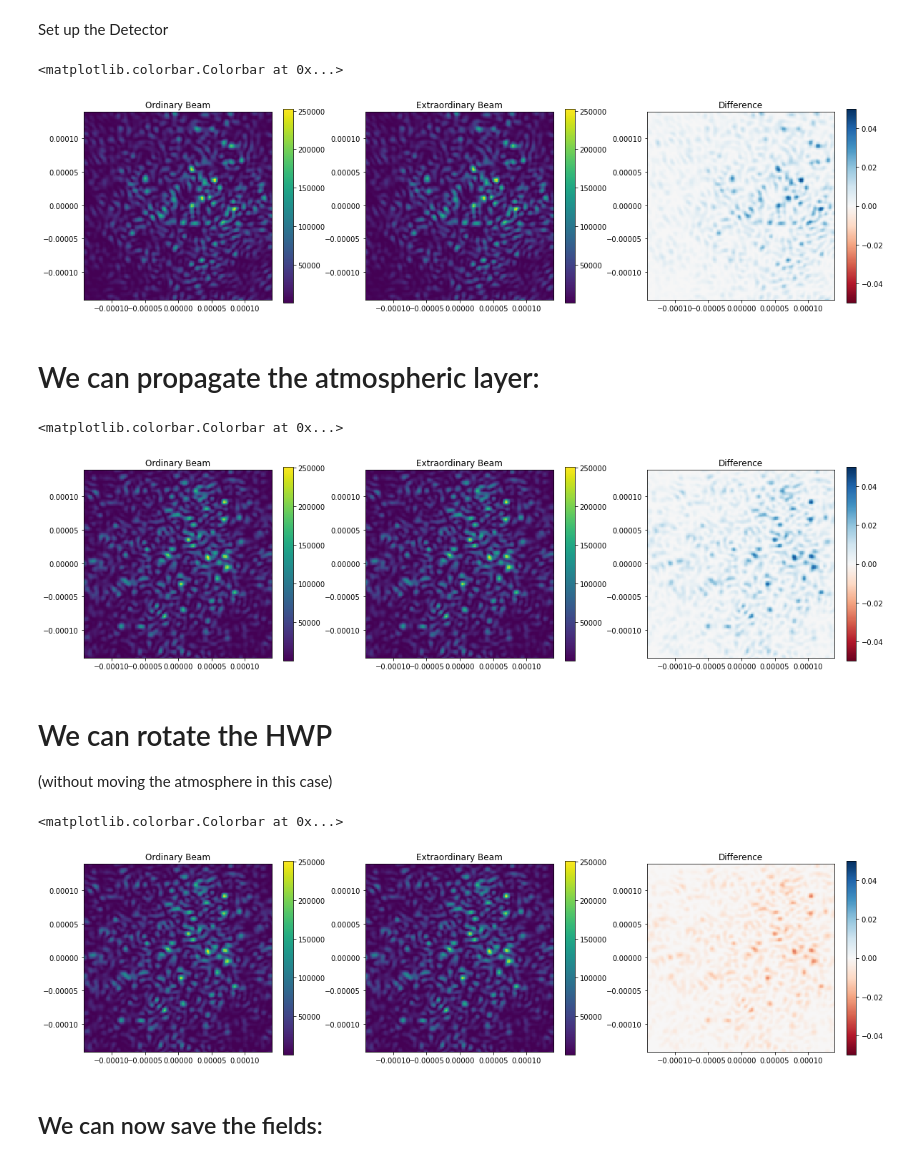
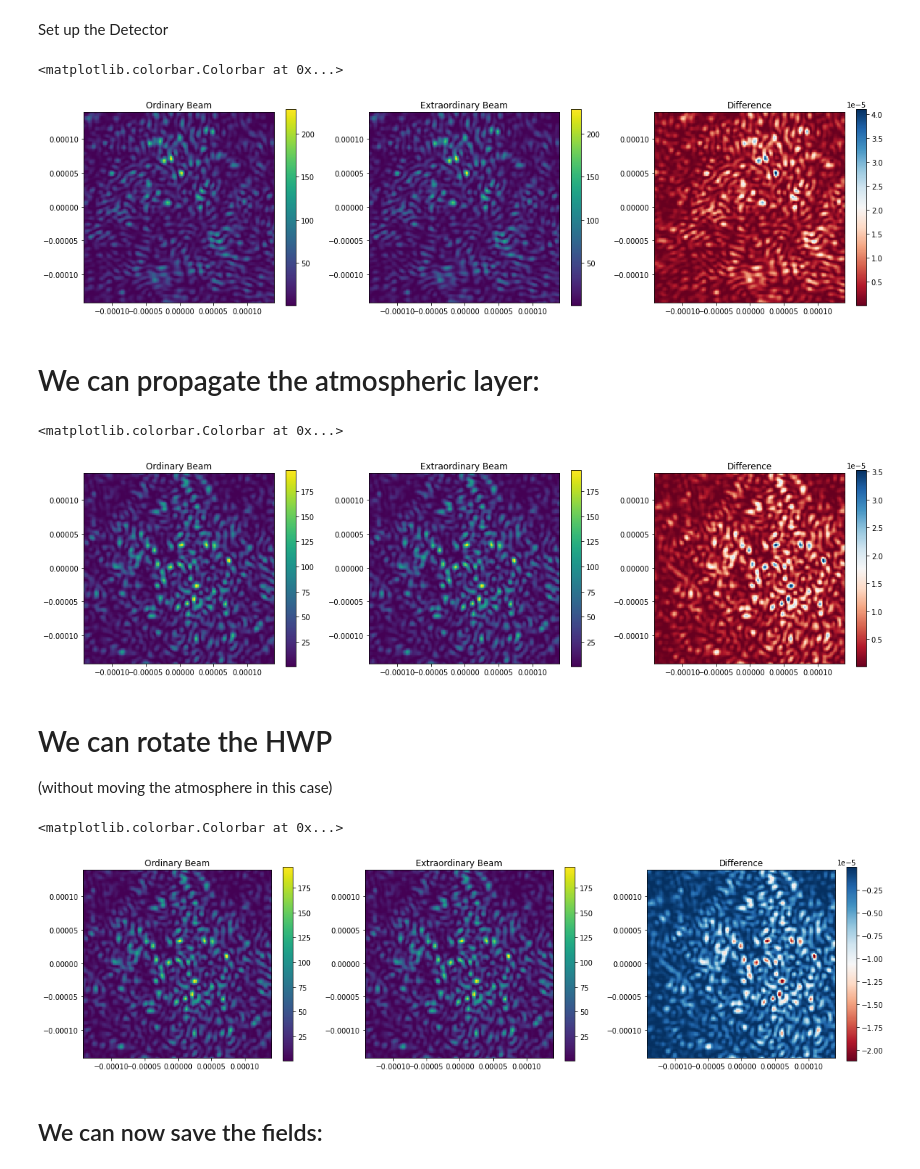
Before and after one commit to maxwellmb/specklepol, a Jupyter notebook: A simple Speckle Polarimeter.ipynb, the cells around one changed output. Saved outputs shown, nothing was run; the diff lists cells and outputs as text; code cells hidden in the pictures.

Commit message:
adding integrate calls

```diff
--- a/A simple Speckle Polarimeter.ipynb
+++ b/A simple Speckle Polarimeter.ipynb
@@ -56,7 +53,7 @@ seeing = 1.75 # Estimating this by eye from here: https://mthamilton.ucolick.org
 outer_scale = 40 # meter - GUESS NEEDS TO BE REFINED
 velocity = 20 # m/s - GUESS NEDS TO BE REFINED
 
-fried_parameter = seeing_to_fried_parameter(np.radians(seeing/3600),500e-9)
+fried_parameter = seeing_to_fried_parameter(seeing,500e-9) #####needed to replace seeing here
 Cn_squared = Cn_squared_from_fried_parameter(fried_parameter, 500e-9)
 tau0 = 0.314 * fried_parameter/velocity
 
@@ -171,12 +178,13 @@ plt.colorbar(im2, ax=axes[2])
 # %% [markdown]
 Set up the Detector
 # %%
-detector_o = NoiselessDetector()
-detector_e = NoiselessDetector()
+detector_o = NoiselessDetector(focal_grid)
+detector_e = NoiselessDetector(focal_grid)
 
-#Get the power at each beam, combining the star and planet
-detector_o.intensity = star_o.power*exposure_time + planet_o.power*exposure_time ##
-detector_e.intensity = star_e.power*exposure_time + planet_e.power*exposure_time
+detector_o.integrate(star_o,exposure_time)
+detector_o.integrate(planet_o,exposure_time)
+detector_e.integrate(star_e,exposure_time)
+detector_e.integrate(planet_e,exposure_time)
 
 im_o = detector_o.read_out()
 im_e = detector_e.read_out()
@@ -184,8 +192,7 @@ im_e = detector_e.read_out()
 fig,axes = plt.subplots(1,3,figsize=(20,5))
 im0 = imshow_field((im_o),ax=axes[0])
 im1=imshow_field((im_e),ax=axes[1])
-im2=imshow_field((im_o-im_e),ax=axes[2],cmap='RdBu',vmin=-0.05,vmax=0.05)
-
+im2=imshow_field((im_o-im_e),ax=axes[2],cmap='RdBu')
 axes[0].set_title("Ordinary Beam")
 axes[1].set_title("Extraordinary Beam")
 axes[2].set_title("Difference")
@@ -195,38 +202,41 @@ plt.colorbar(im1, ax=axes[1])
 plt.colorbar(im2, ax=axes[2])
 # %% [output]
 <matplotlib.colorbar.Colorbar at 0x...>
-[figure, old version]
+[figure, new version]
 # %% [markdown]
 # We can propagate the atmospheric layer:
 # %%
 layer.t = 0.1 # sec #Note this is an absolute time, not relative.
                     #If we move to t=0.2 and then back to t=0.1, it will be the same
 
 star_o, star_e = wollaston(prop(HWP.forward(layer(pupil_wavefront))))
 planet_o, planet_e = wollaston(prop(HWP.forward(layer(wf_planet))))
 
-#Get the power at each beam, combining the star and planet
-detector_o.intensity = star_o.power*exposure_time + planet_o.power*exposure_time ##
-detector_e.intensity = star_e.power*exposure_time + planet_e.power*exposure_time
+detector_o.integrate(star_o,exposure_time)
+detector_o.integrate(planet_o,exposure_time)
+detector_e.integrate(star_e,exposure_time)
+detector_e.integrate(planet_e,exposure_time)
 
 im_o = detector_o.read_out()
 im_e = detector_e.read_out()
 
 fig,axes = plt.subplots(1,3,figsize=(20,5))
 im0 = imshow_field((im_o),ax=axes[0])
 im1=imshow_field((im_e),ax=axes[1])
-im2=imshow_field((im_o-im_e),ax=axes[2],cmap='RdBu',vmin=-0.05,vmax=0.05)
+#im2=imshow_field((im_o-im_e),ax=axes[2],cmap='RdBu',vmin=-0.05,vmax=0.05)
+im2=imshow_field((im_o-im_e),ax=axes[2],cmap='RdBu')
+
 
 axes[0].set_title("Ordinary Beam")
 axes[1].set_title("Extraordinary Beam")
 axes[2].set_title("Difference")
 
 plt.colorbar(im0, ax=axes[0])
 plt.colorbar(im1, ax=axes[1])
 plt.colorbar(im2, ax=axes[2])
 # %% [output]
 <matplotlib.colorbar.Colorbar at 0x...>
-[figure, old version]
+[figure, new version]
 # %% [markdown]
 # We can rotate the HWP
 (without moving the atmosphere in this case)
@@ -237,9 +247,10 @@ HWP = HalfWavePlate(45)
 star_o, star_e = wollaston(prop(HWP.forward(layer(pupil_wavefront))))
 planet_o, planet_e = wollaston(prop(HWP.forward(layer(wf_planet))))
 
-# Get the power at each beam, combining the star and planet
-detector_o.intensity = star_o.power*exposure_time + planet_o.power*exposure_time ##
-detector_e.intensity = star_e.power*exposure_time + planet_e.power*exposure_time
+detector_o.integrate(star_o,exposure_time)
+detector_o.integrate(planet_o,exposure_time)
+detector_e.integrate(star_e,exposure_time)
+detector_e.integrate(planet_e,exposure_time)
 
 im_o = detector_o.read_out()
 im_e = detector_e.read_out()
@@ -247,7 +258,7 @@ im_e = detector_e.read_out()
 fig,axes = plt.subplots(1,3,figsize=(20,5))
 im0 = imshow_field((im_o),ax=axes[0])
 im1=imshow_field((im_e),ax=axes[1])
-im2=imshow_field((im_o-im_e),ax=axes[2],cmap='RdBu',vmin=-0.05,vmax=0.05)
+im2=imshow_field((im_o-im_e),ax=axes[2],cmap='RdBu')
 
 axes[0].set_title("Ordinary Beam")
 axes[1].set_title("Extraordinary Beam")
@@ -258,7 +269,7 @@ plt.colorbar(im1, ax=axes[1])
 plt.colorbar(im2, ax=axes[2])
 # %% [output]
 <matplotlib.colorbar.Colorbar at 0x...>
-[figure, old version]
+[figure, new version]
 # %% [markdown]
 ## We can now save the fields:
 # %%
```
Also changed, not shown: parts of 7 cells of this notebook.
